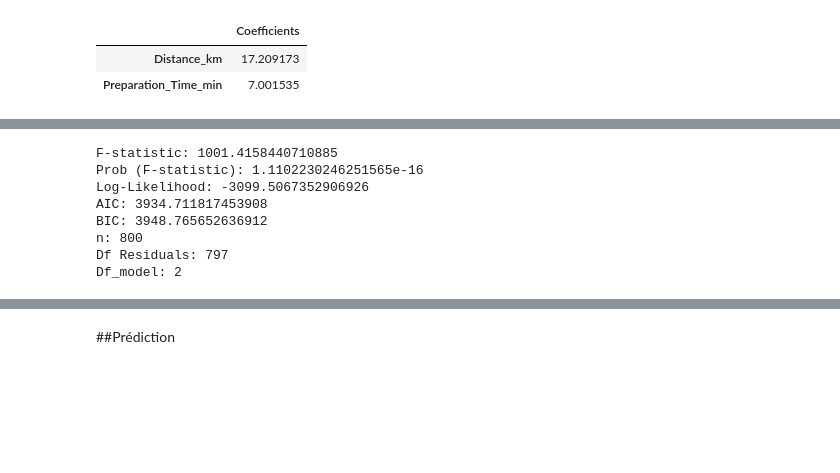
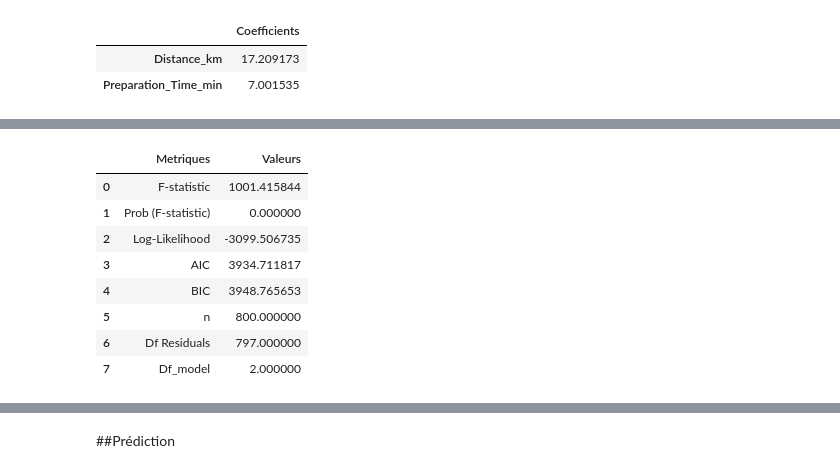
Before and after one commit to JhpAb/My_INSSEDS_Projects, a Jupyter notebook: Delais_Livraison/Delais_Livraison_Script.ipynb, the cells around one changed output, grey strips where cells are left out. Saved outputs shown, nothing was run; the diff lists cells and outputs as text; code cells hidden in the pictures; blank space fills up the shorter version.

```diff
--- a/Delais_Livraison/Delais_Livraison_Script.ipynb
+++ b/Delais_Livraison/Delais_Livraison_Script.ipynb
@@ -542,14 +542,6 @@ df_metrics
 | 1 | MSE | 135.760156 | 118.064637 |
 | 2 | RMSE | 11.651616 | 10.865755 |
 # %%
-# Entraîner le modèle
-linear_model = LinearRegression()
-linear_model.fit(X_train_scaled, y_train)
-
-# Faire des prédictions
-y_train_pred = linear_model.predict(X_train_scaled)
-y_test_pred = linear_model.predict(X_test_scaled)
-
 # Calcul des résidus
 residuals = y_train - y_train_pred
 
@@ -581,25 +573,50 @@ log_likelihood = -0.5 * n * np.log(2 * np.pi * error_variance) - 0.5 * np.sum((r
 # Degrés de liberté
 df_residuals = n - p - 1  # Degrés de liberté des résidus
 df_model = p  # Degrés de liberté du modèle
-
-# Affichage des résultats
-print(f"F-statistic: {f_statistic}")
-print(f"Prob (F-statistic): {prob_f_statistic}")
-print(f"Log-Likelihood: {log_likelihood}")
-print(f"AIC: {aic}")
-print(f"BIC: {bic}")
-print(f"n: {n}")
-print(f"Df Residuals: {df_residuals}")
-print(f"Df_model: {df_model}")
-# %% [output]
-F-statistic: 1001.4158440710885
-Prob (F-statistic): 1.1102230246251565e-16
-Log-Likelihood: -3099.5067352906926
-AIC: 3934.711817453908
-BIC: 3948.765652636912
-n: 800
-Df Residuals: 797
-Df_model: 2
+# %%
+import pandas as pd
+
+# Configuration pour éviter la notation scientifique
+pd.set_option('display.float_format', '{:.6f}'.format)
+
+# Données des résultats
+data = {
+    "Metriques": [
+        "F-statistic",
+        "Prob (F-statistic)",
+        "Log-Likelihood",
+        "AIC",
+        "BIC",
+        "n",
+        "Df Residuals",
+        "Df_model"
+    ],
+    "Valeurs": [
+        f_statistic,
+        prob_f_statistic,
+        log_likelihood,
+        aic,
+        bic,
+        n,
+        df_residuals,
+        df_model
+    ]
+}
+
+# Créer le DataFrame
+df_results = pd.DataFrame(data)
+
+df_results
+# %% [output]
+|  | Metriques | Valeurs |
+| 0 | F-statistic | 1001.415844 |
+| 1 | Prob (F-statistic) | 0.000000 |
+| 2 | Log-Likelihood | -3099.506735 |
+| 3 | AIC | 3934.711817 |
+| 4 | BIC | 3948.765653 |
+| 5 | n | 800.000000 |
+| 6 | Df Residuals | 797.000000 |
+| 7 | Df_model | 2.000000 |
 # %%
 import pandas as pd
 import numpy as np
```
Also changed, not shown: parts of 9 cells of this notebook.
